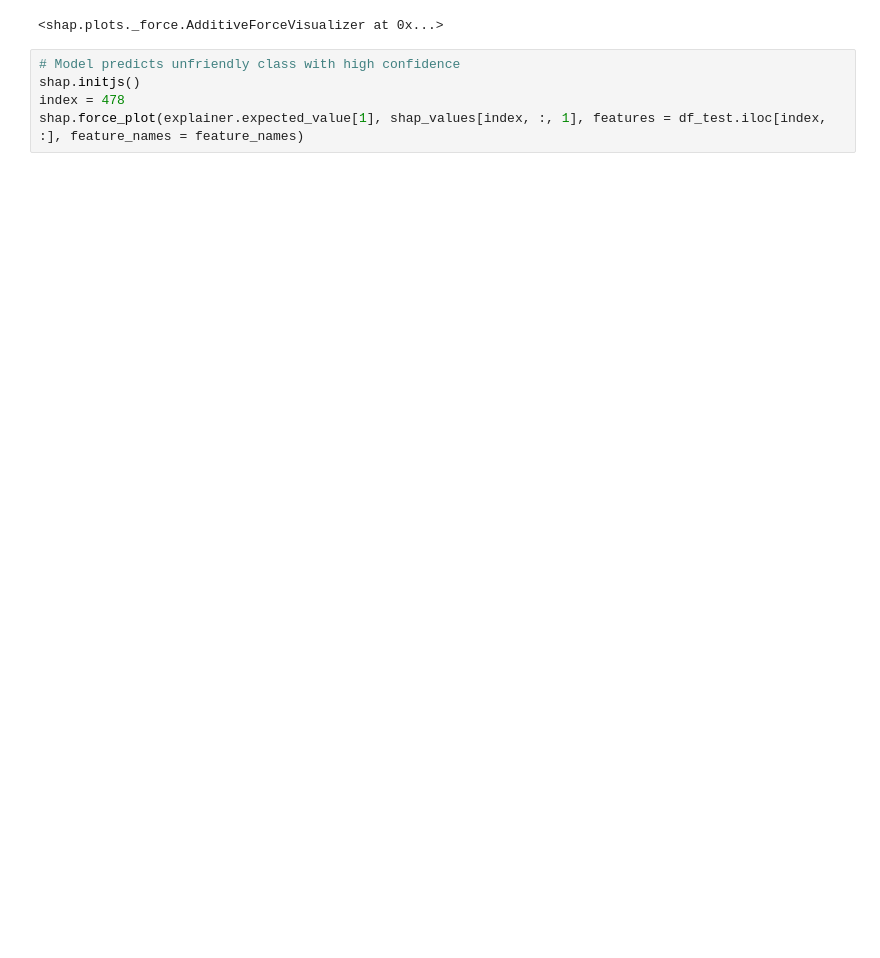
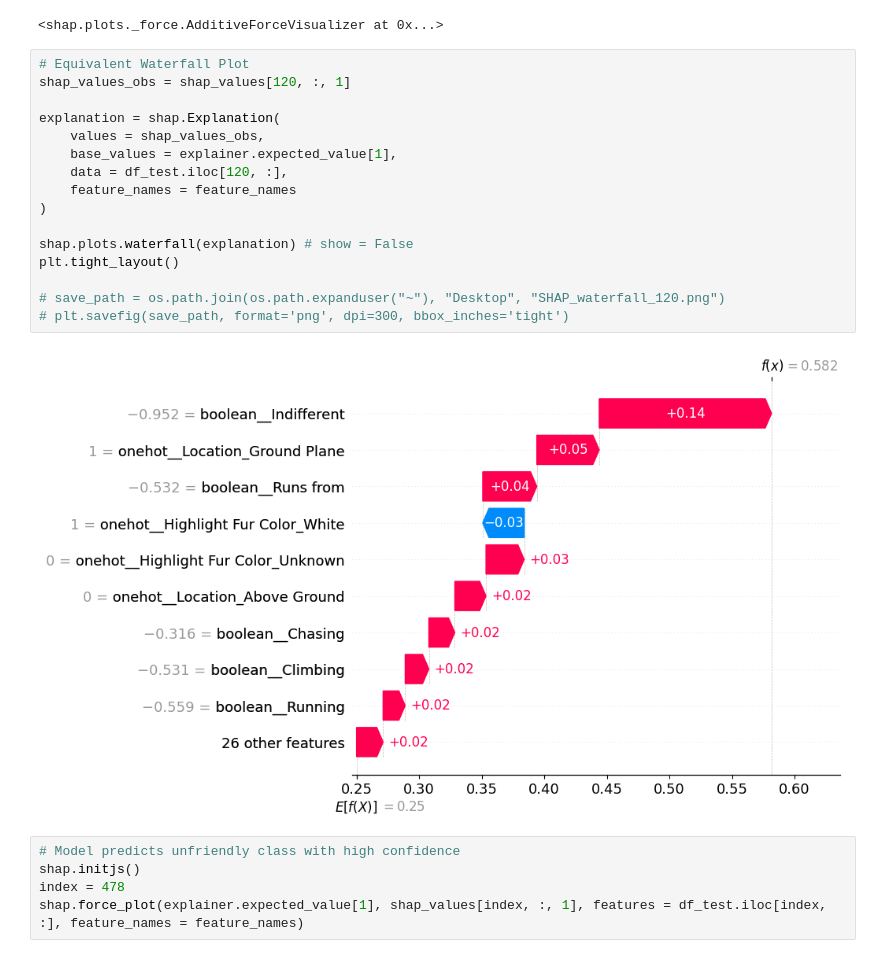
Before and after one commit to xiaoke-song/1030project_squirrels, a Jupyter notebook: src/friendly_squirrel.ipynb, the cells around one changed output. Saved outputs shown, nothing was run; the diff lists cells and outputs as text; blank space fills up the shorter version.

```diff
--- a/src/friendly_squirrel.ipynb
+++ b/src/friendly_squirrel.ipynb
@@ -1152,6 +1148,24 @@ shap.force_plot(explainer.expected_value[1], shap_values[index, :, 1], features
 # %% [output]
 [interactive output not drawn]
 <shap.plots._force.AdditiveForceVisualizer at 0x...>
+# %%
+# Equivalent Waterfall Plot
+shap_values_obs = shap_values[120, :, 1]
+
+explanation = shap.Explanation(
+    values = shap_values_obs,
+    base_values = explainer.expected_value[1],
+    data = df_test.iloc[120, :],
+    feature_names = feature_names
+)
+
+shap.plots.waterfall(explanation) # show = False
+plt.tight_layout()
+
+# save_path = os.path.join(os.path.expanduser("~"), "Desktop", "SHAP_waterfall_120.png")
+# plt.savefig(save_path, format='png', dpi=300, bbox_inches='tight')
+# %% [output]
+[figure, added]
 # %%
 # Model predicts unfriendly class with high confidence
 shap.initjs()
```
Also changed, not shown: parts of 3 cells of this notebook, 3 other files.
